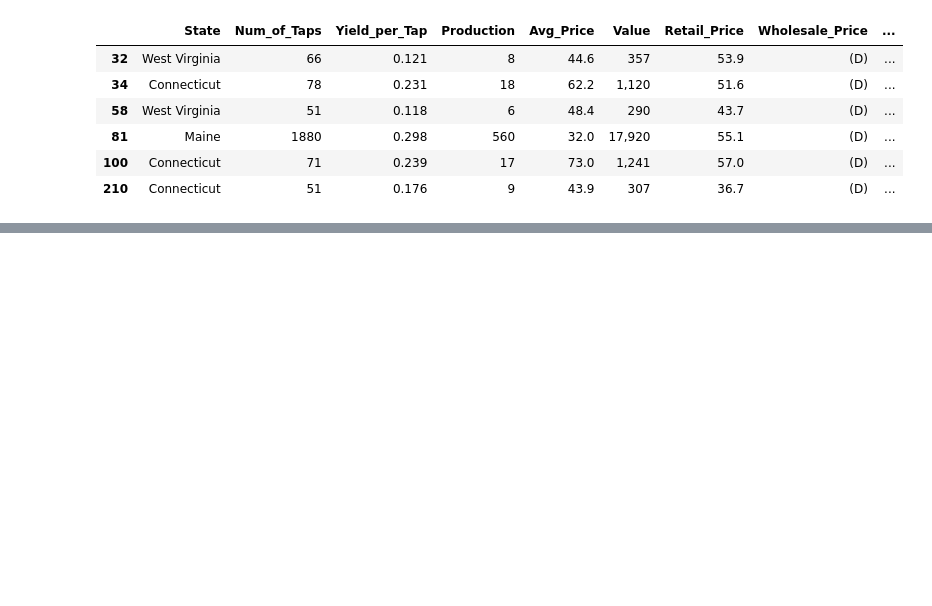
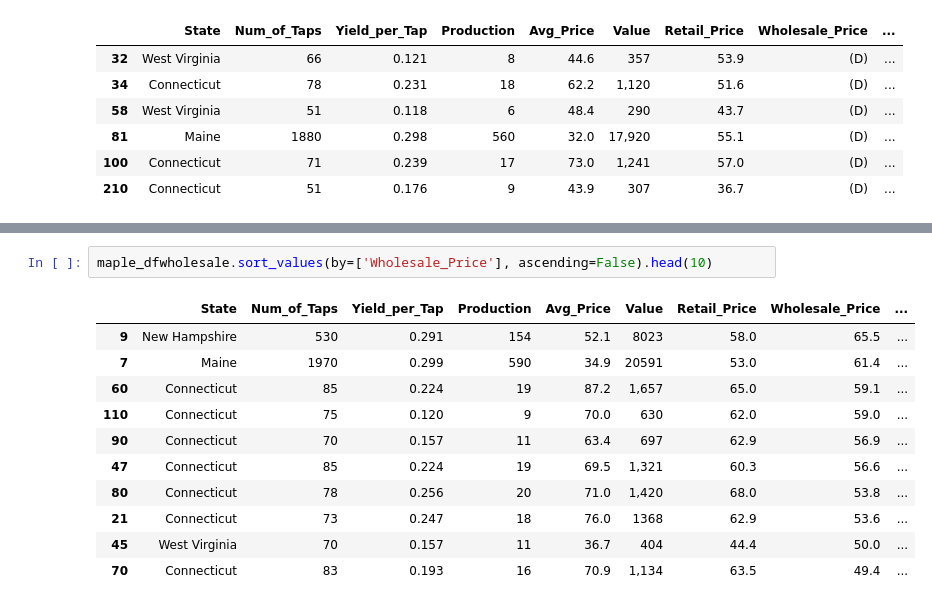
Before and after one commit to rentremont/maple_practice, a Jupyter notebook: maple project/maple.ipynb, the cells around one changed output, grey strips where cells are left out. Saved outputs shown, nothing was run; the diff lists cells and outputs as text; blank space fills up the shorter version.

```diff
--- a/maple project/maple.ipynb
+++ b/maple project/maple.ipynb
@@ -230,0 +277,14 @@ maple_df.loc[maple_df['Wholesale_Price'] == '(D)']
+# %%
+maple_dfwholesale.sort_values(by=['Wholesale_Price'], ascending=False).head(10)
+# %% [output]
+|  | State | Num_of_Taps | Yield_per_Tap | Production | Avg_Price | Value | Retail_Price | Wholesale_Price | ... |
+| 9 | New Hampshire | 530 | 0.291 | 154 | 52.1 | 8023 | 58.0 | 65.5 | ... |
+| 7 | Maine | 1970 | 0.299 | 590 | 34.9 | 20591 | 53.0 | 61.4 | ... |
+| 60 | Connecticut | 85 | 0.224 | 19 | 87.2 | 1,657 | 65.0 | 59.1 | ... |
+| 110 | Connecticut | 75 | 0.120 | 9 | 70.0 | 630 | 62.0 | 59.0 | ... |
+| 90 | Connecticut | 70 | 0.157 | 11 | 63.4 | 697 | 62.9 | 56.9 | ... |
+| 47 | Connecticut | 85 | 0.224 | 19 | 69.5 | 1,321 | 60.3 | 56.6 | ... |
+| 80 | Connecticut | 78 | 0.256 | 20 | 71.0 | 1,420 | 68.0 | 53.8 | ... |
+| 21 | Connecticut | 73 | 0.247 | 18 | 76.0 | 1368 | 62.9 | 53.6 | ... |
+| 45 | West Virginia | 70 | 0.157 | 11 | 36.7 | 404 | 44.4 | 50.0 | ... |
+| 70 | Connecticut | 83 | 0.193 | 16 | 70.9 | 1,134 | 63.5 | 49.4 | ... |
```
Also changed, not shown: parts of 8 cells of this notebook.
